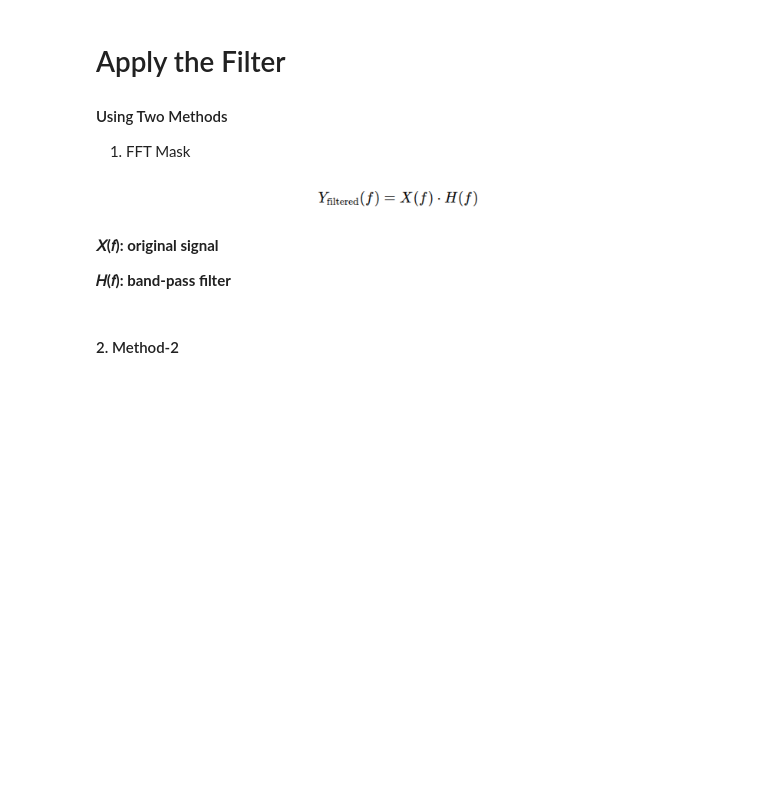
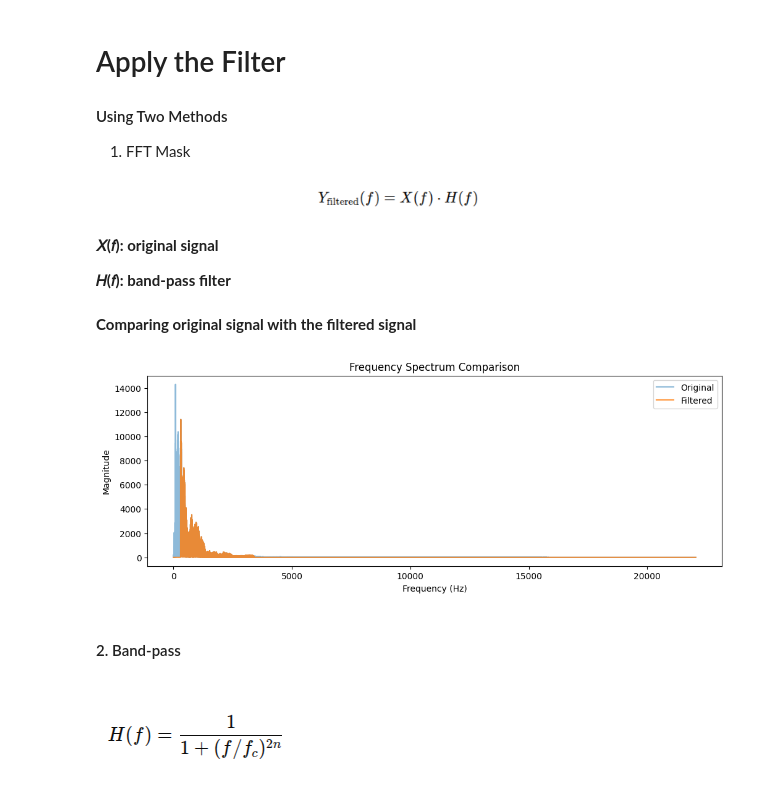
Before and after one commit to Aaron-pweb/Digital_Audio_Signal_Filtering_and_Noise_Reduction, a Jupyter notebook: sound-filtter.ipynb, the cells around one changed output. Drawn from its saved outputs; the diff is of its cells as text; code cells hidden in the pictures; blank space fills up the shorter version.

```diff
--- a/sound-filtter.ipynb
+++ b/sound-filtter.ipynb
@@ -116,8 +117,25 @@ mask = (freqs >= low) & (freqs <= high)
 Y_filtered = Y * mask
 # %%
 y_clean_first_resut = irfft(Y_filtered)
+# %% [markdown]
+**Comparing original signal with the filtered signal**
+# %%
+Y_clean = rfft(y_clean_first_resut)
+
+plt.figure(figsize=(12,4))
+plt.plot(freqs, np.abs(Y), alpha=0.5, label="Original")
+plt.plot(freqs, np.abs(Y_clean), alpha=0.8, label="Filtered")
+plt.legend()
+plt.title("Frequency Spectrum Comparison")
+plt.xlabel("Frequency (Hz)")
+plt.ylabel("Magnitude")
+plt.show()
+# %% [output]
+[figure, added]
 # %% [markdown]
-#### 2. Method-2
+#### 2. Band-pass
+
+![image.png](embedded-picture-1)
 # %%
 def bandpass(x, low, high, sr, order=4):
     nyq = 0.5 * sr
```
Also changed, not shown: parts of 3 cells of this notebook.
